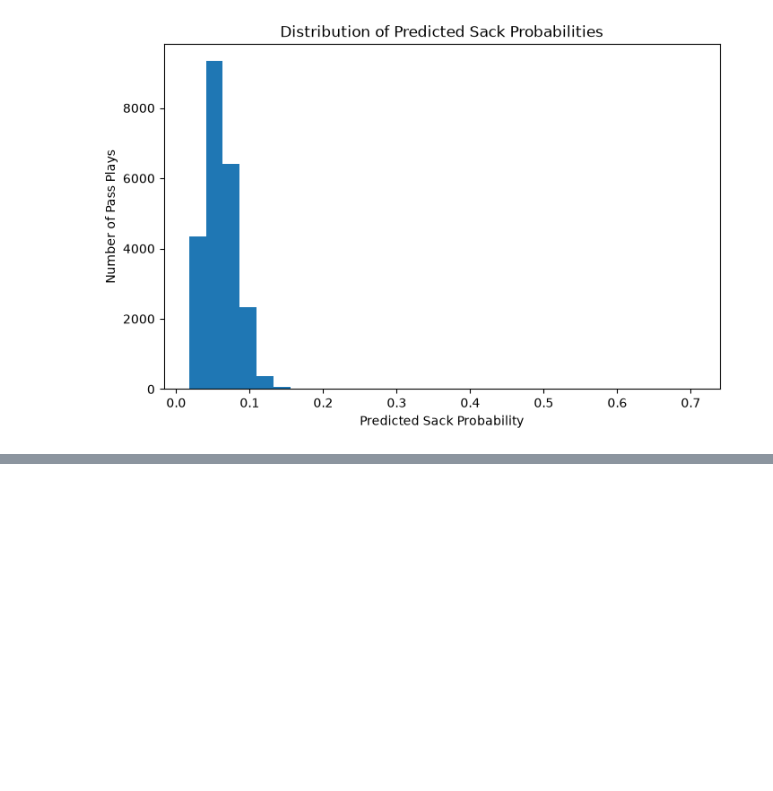
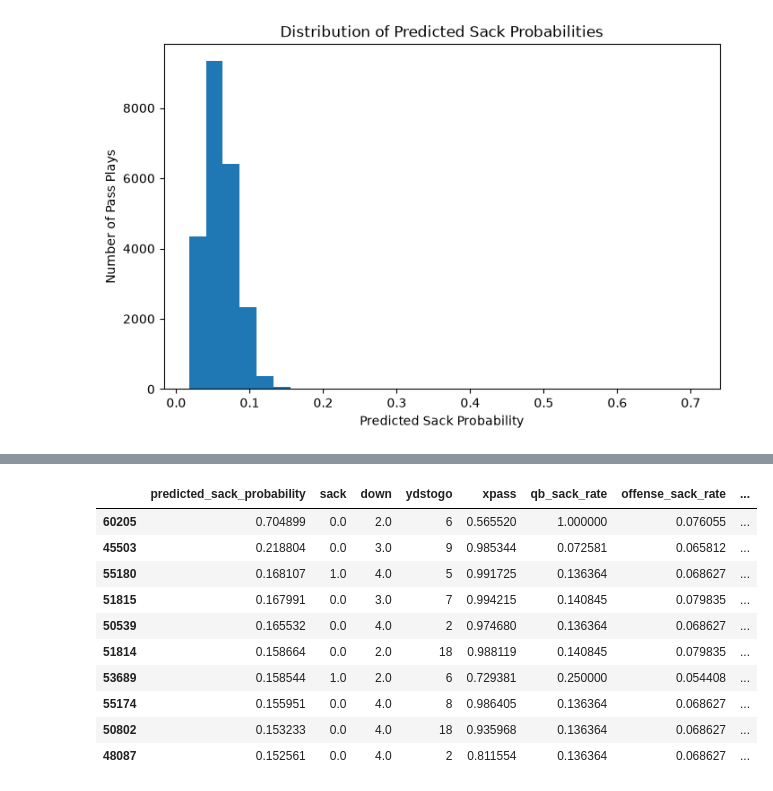
Before and after one commit to ethanfr10/NFL-Sack-Prediction, a Jupyter notebook: notebooks/01_data_exploration.ipynb, the cells around one changed output, grey strips where cells are left out. Cells and saved outputs as stored; diff of their text form; code cells hidden in the pictures; blank space fills up the shorter version.

```diff
--- a/notebooks/01_data_exploration.ipynb
+++ b/notebooks/01_data_exploration.ipynb
@@ -1469,0 +1681,28 @@ plt.show()
+# %%
+test_predictions[
+    [
+        "predicted_sack_probability",
+        "sack",
+        "down",
+        "ydstogo",
+        "xpass",
+        "qb_sack_rate",
+        "offense_sack_rate",
+        "defense_sack_rate"
+    ]
+].sort_values(
+    "predicted_sack_probability",
+    ascending=False
+).head(10)
+# %% [output]
+|  | predicted_sack_probability | sack | down | ydstogo | xpass | qb_sack_rate | offense_sack_rate | ... |
+| 60205 | 0.704899 | 0.0 | 2.0 | 6 | 0.565520 | 1.000000 | 0.076055 | ... |
+| 45503 | 0.218804 | 0.0 | 3.0 | 9 | 0.985344 | 0.072581 | 0.065812 | ... |
+| 55180 | 0.168107 | 1.0 | 4.0 | 5 | 0.991725 | 0.136364 | 0.068627 | ... |
+| 51815 | 0.167991 | 0.0 | 3.0 | 7 | 0.994215 | 0.140845 | 0.079835 | ... |
+| 50539 | 0.165532 | 0.0 | 4.0 | 2 | 0.974680 | 0.136364 | 0.068627 | ... |
+| 51814 | 0.158664 | 0.0 | 2.0 | 18 | 0.988119 | 0.140845 | 0.079835 | ... |
+| 53689 | 0.158544 | 1.0 | 2.0 | 6 | 0.729381 | 0.250000 | 0.054408 | ... |
+| 55174 | 0.155951 | 0.0 | 4.0 | 8 | 0.986405 | 0.136364 | 0.068627 | ... |
+| 50802 | 0.153233 | 0.0 | 4.0 | 18 | 0.935968 | 0.136364 | 0.068627 | ... |
+| 48087 | 0.152561 | 0.0 | 4.0 | 2 | 0.811554 | 0.136364 | 0.068627 | ... |
```
Also changed, not shown: parts of 16 cells of this notebook, 2 other files.
